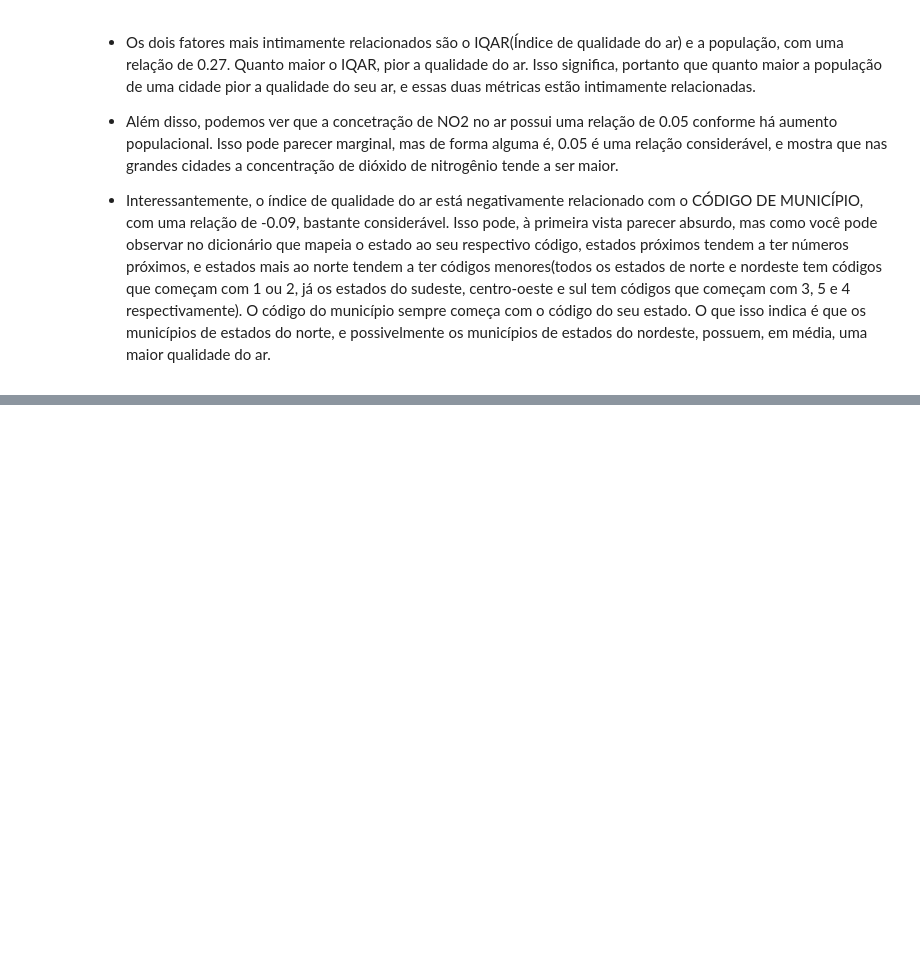
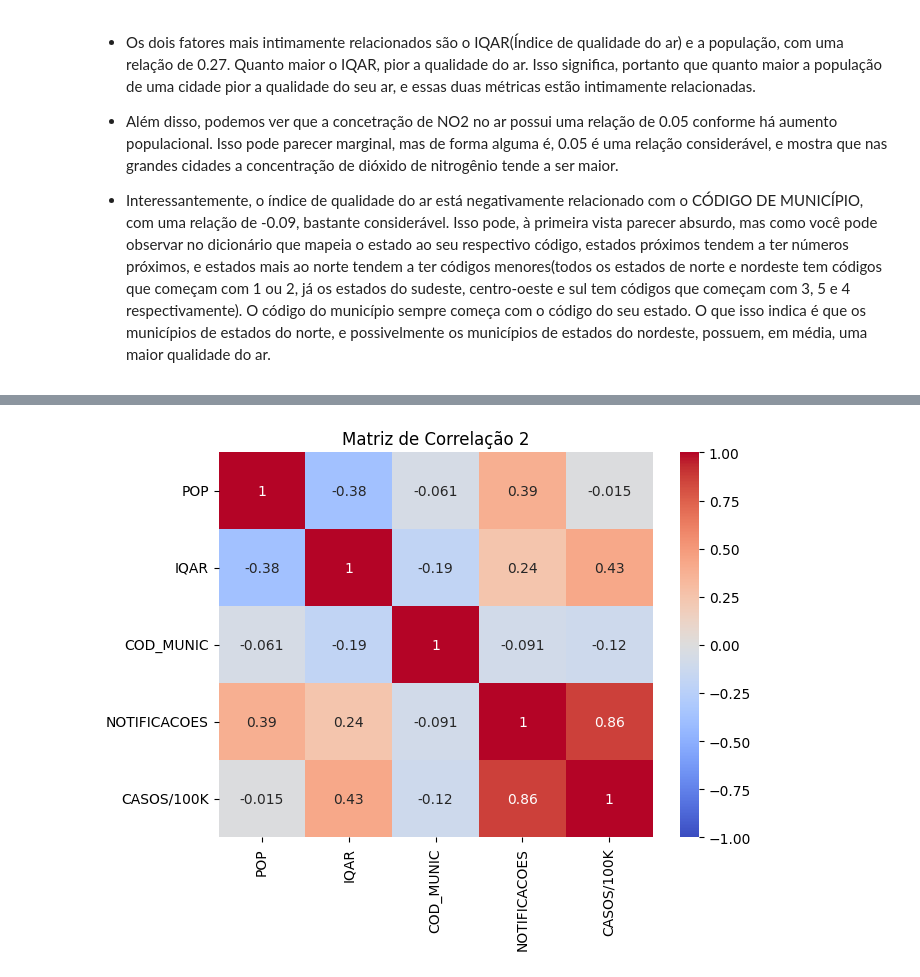
Before and after one commit to GiorussoP/TP2-BD-UFMG, a Jupyter notebook: analise1.ipynb, the cells around one changed output, grey strips where cells are left out. Cells and saved outputs as stored; diff of their text form; code cells hidden in the pictures; blank space fills up the shorter version.

```diff
--- a/analise1.ipynb
+++ b/analise1.ipynb
@@ -323,0 +370,3 @@ Essa matriz de correlação pode ser interpretada da seguinte forma: Quanto mais
+# %%
+qualidade_municipio_pop_teste = qualidade_municipio_pop.dropna(subset=['IQAR'])
+qualidade_municipio_pop_teste
@@ -323,0 +389,8 @@ Essa matriz de correlação pode ser interpretada da seguinte forma: Quanto mais
+# %%
+grouped = qualidade_municipio_pop_teste.groupby(['NOME_MUNIC']).agg(
+    {
+     'NOME_MUNIC':'first',
+     'POP':'mean',
+     'IQAR':'mean',
+     'COD_MUNIC':'first',
+     'UF':'first'})
@@ -323,0 +434,3 @@ Essa matriz de correlação pode ser interpretada da seguinte forma: Quanto mais
+# %%
+grouped_meningite = pd.merge(grouped,meningite,on='COD_MUNIC')
+grouped_meningite
@@ -323,0 +455,7 @@ Essa matriz de correlação pode ser interpretada da seguinte forma: Quanto mais
+# %%
+grouped_meningite['CASOS/100K'] = grouped_meningite['NOTIFICACOES']/grouped_meningite['POP']*100000
+grouped_meningite = grouped_meningite.sort_values(by='POP',ascending=True)
+pd.set_option('display.max_rows', None)
+pd.set_option('display.max_columns', None)
+filtered_grouped_meningite = grouped_meningite[(grouped_meningite['POP'] >= 100000) & (grouped_meningite['POP'] <= 400000)]
+filtered_grouped_meningite
@@ -323,0 +480,9 @@ Essa matriz de correlação pode ser interpretada da seguinte forma: Quanto mais
+# %%
+numeric_columns_filtered_grouped_meningite = filtered_grouped_meningite.select_dtypes(include='number')
+corr_matrix_2 = numeric_columns_filtered_grouped_meningite.corr()
+plt.figure(figsize=(7, 5))
+sns.heatmap(corr_matrix_2, annot=True, cmap='coolwarm', vmin=-1, vmax=1)
+plt.title('Matriz de Correlação 2')
+plt.show()
+# %% [output]
+[figure, added]
```
Also changed, not shown: parts of 18 cells of this notebook.
